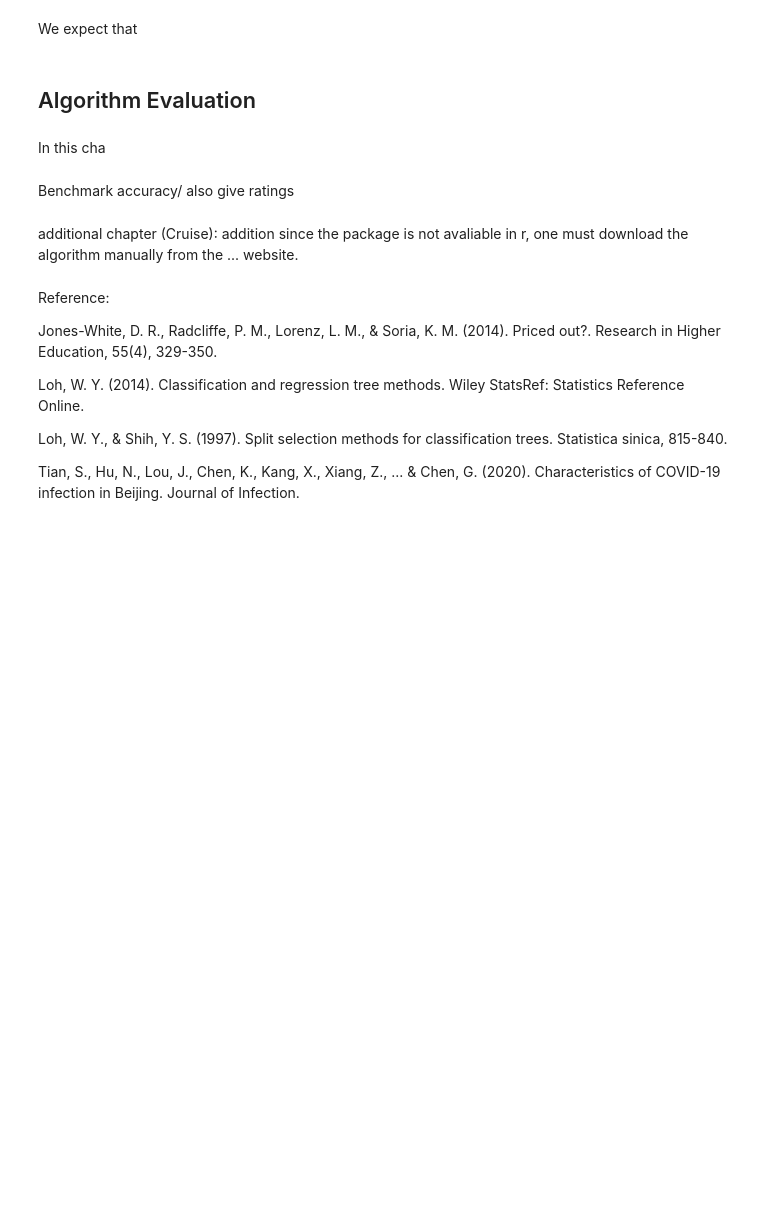
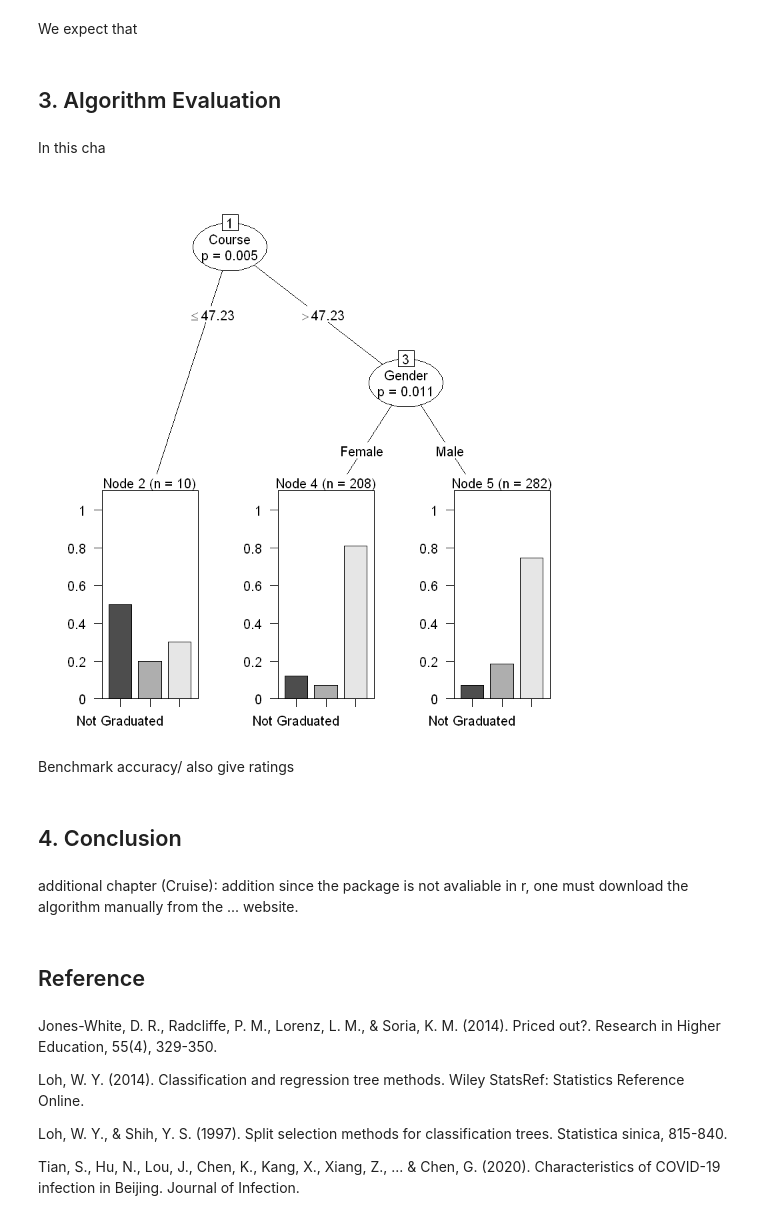
Before and after one commit to PoTseCheng/Computational-Statistic, a Jupyter notebook: Hausarbeit für Computational Statistics.ipynb, the cells around one changed output. Saved outputs shown, nothing was run; the diff lists cells and outputs as text; code cells hidden in the pictures; blank space fills up the shorter version.

```diff
--- a/Hausarbeit für Computational Statistics.ipynb
+++ b/Hausarbeit für Computational Statistics.ipynb
@@ -171,7 +284,7 @@ showcase2[sample(.N, 6)]
 # %% [markdown]
 We expect that
 # %% [markdown]
-## Algorithm Evaluation
+## 3. Algorithm Evaluation
 # %% [markdown]
 In this cha
 # %%
@@ -185,10 +296,19 @@ CTree
+# %%
+c4<- ctree(Result ~ ., data2)
+plot(c4)
+# %% [output]
+[figure, added]
 # %% [markdown]
 Benchmark accuracy/ also give ratings
+# %% [markdown]
+## 4. Conclusion
 # %% [markdown]
 additional chapter (Cruise):
 addition since the package is not avaliable in r, one must download the algorithm manually from the ... website.
+# %% [markdown]
+## Reference <a id='Ref'></a>
 # %% [markdown]
-Reference:
+
 
 Jones-White, D. R., Radcliffe, P. M., Lorenz, L. M., & Soria, K. M. (2014). Priced out?. Research in Higher Education, 55(4), 329-350.
 
```
Also changed, not shown: parts of 21 cells of this notebook, 3 other files.
